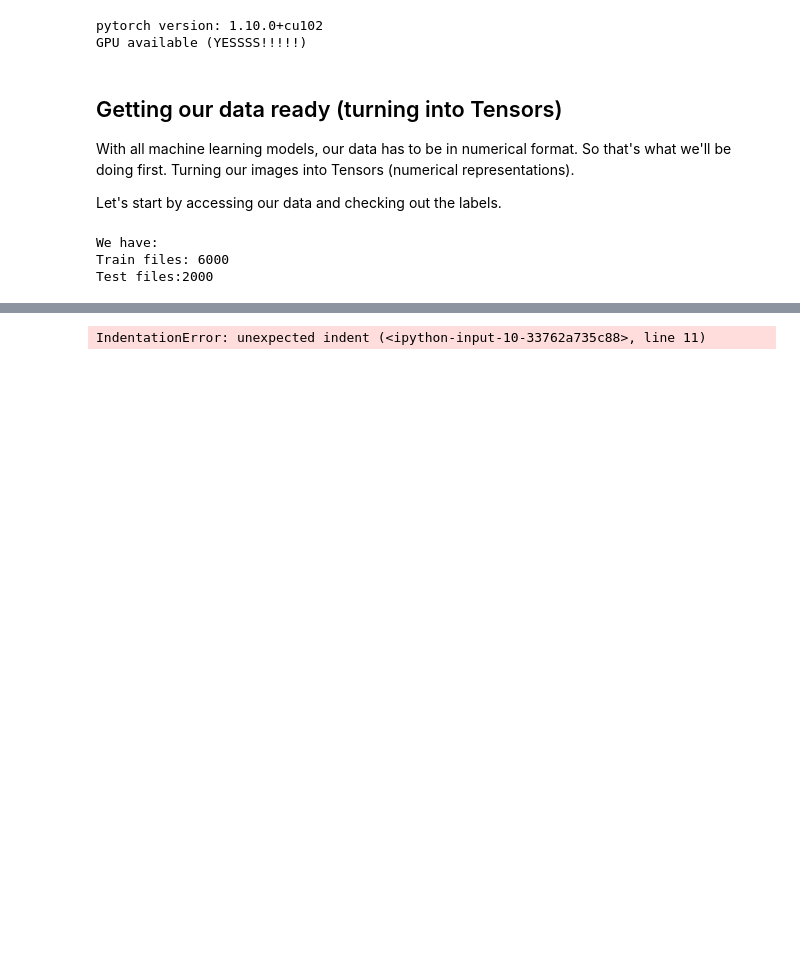
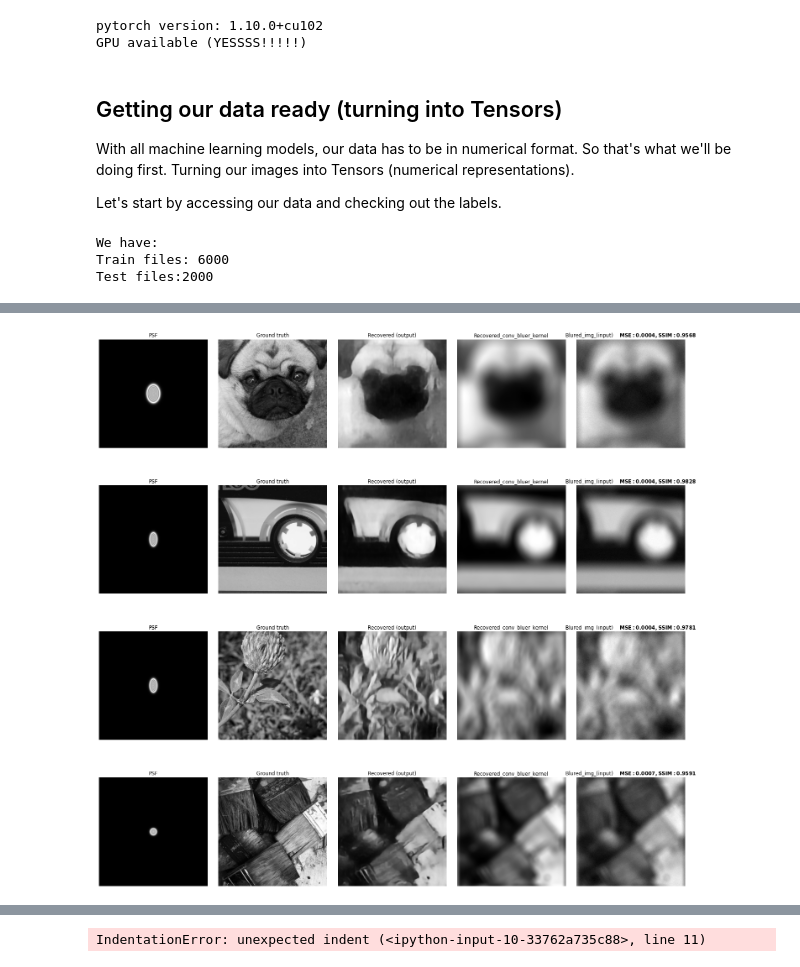
Before and after one commit to tharaaali/rgdn-optimizer-based-deconvolution, a Jupyter notebook: end-to-end-non-blind-deconvolution.ipynb, the cells around one changed output, grey strips where cells are left out. Saved outputs shown, nothing was run; the diff lists cells and outputs as text; code cells hidden in the pictures; blank space fills up the shorter version.

```diff
--- a/end-to-end-non-blind-deconvolution.ipynb
+++ b/end-to-end-non-blind-deconvolution.ipynb
@@ -368,0 +477,16 @@ valid_loader = get_dataloaders(data_files=X_val,
+# %%
+test_loader = get_dataloaders(data_files=test_files,
+                               dataset=BlurryImageDatasetOnTheFlySweet,
+                               num_params=num_params,
+                               batch_size=4,
+                               shuffle=True,
+                               drop_last=False,
+                               params_filename="file_to_save_parm_psf",
+                               noise_level_interval=(0.003,0.015),
+                               noise_level=None)
+
+# get the next iteration of dataset sample
+y, x_gt, k, kt = next(iter(test_loader))
+# %%
+#get the recoverd photo from our model
+res = model(y, k, kt)
@@ -368,0 +540,72 @@ valid_loader = get_dataloaders(data_files=X_val,
+# %%
+
+
+
+n_imgs=len(y)
+
+# print(k[0][0].cpu().numpy().shape)
+
+
+
+figsize: tuple=(25, 25)
+
+#convolute the recovered photo with blure-kernel
+# x_hat = res[-1][0].detach().cpu().squeeze().numpy()
+# kj=k.cpu().numpy()
+# res_conv_k= fft_conv(x_hat, kj[0])
+
+
+
+
+
+fig, axs = plt.subplots(nrows=n_imgs, ncols=5, figsize=figsize)
+plt.subplots_adjust(left=None, bottom=None, right=None, top=None, wspace=0.1, hspace=0.1)
+
+#from tensor to numpy
+
+x_hat=out_model_to_numpy(res)
+y_np,x_gt_np,k_np,kt_np=data_to_numpy(y,x_gt,k,kt)
+
+
+
+for id_img in range(n_imgs):
+
+            #turn off axis number
+            for i in range(5):
+                axs[id_img][i].axis('off')
+            #turn all to numpy array from tensors
+#             x_hat = res[-1][id_img].detach().cpu().squeeze(0).numpy()
+#             k_np=k[id_img].squeeze(0).cpu().numpy()
+#             y_np=y[id_img][0, :, :].cpu().numpy()
+#             x_gt_np=x_gt[id_img][0, :, :].cpu().numpy()
+            res_conv_k= fft_conv(x_hat[id_img], k_np[id_img])
+            m = mse(res_conv_k, y_np[id_img])
+#             m = mse(x_gt_np[id_img], y_np[id_img])
+            s = ssim(res_conv_k, y_np[id_img])
+#             print(y_np.shape)
+
+#             compare_images(res_conv_k, y_np, "input to model vs. output*K")
+
+            # better visualization psf-shift
+            if SHIFT:
+                kj = shift(k_np[id_img])
+            else:
+                kj = k_np[id_img[id_img]]
+
+            #plot the images
+            axs[id_img][0].imshow(kj, cmap='gray')
+            axs[id_img][0].set_title("PSF")
+
+            axs[id_img][1].imshow(x_gt_np[id_img], cmap='gray')
+            axs[id_img][1].set_title("Ground truth")
+
+            axs[id_img][2].imshow(x_hat[id_img], cmap='gray')
+            axs[id_img][2].set_title("Recovered (output)")
+
+            axs[id_img][3].imshow(res_conv_k, cmap='gray')
+            axs[id_img][3].set_title("Recovered_conv_bluer_kernel")
+
+            axs[id_img][4].imshow(y_np[id_img], cmap='gray')
+            axs[id_img][4].set_title("Blured_img_(input)    "+ r"$\bf{" +("MSE: %.4f, SSIM: %.4f" % (m, s))+ "}$")
+# %% [output]
+[figure, added]
```
Also changed, not shown: parts of 18 cells of this notebook, 8 other files.
